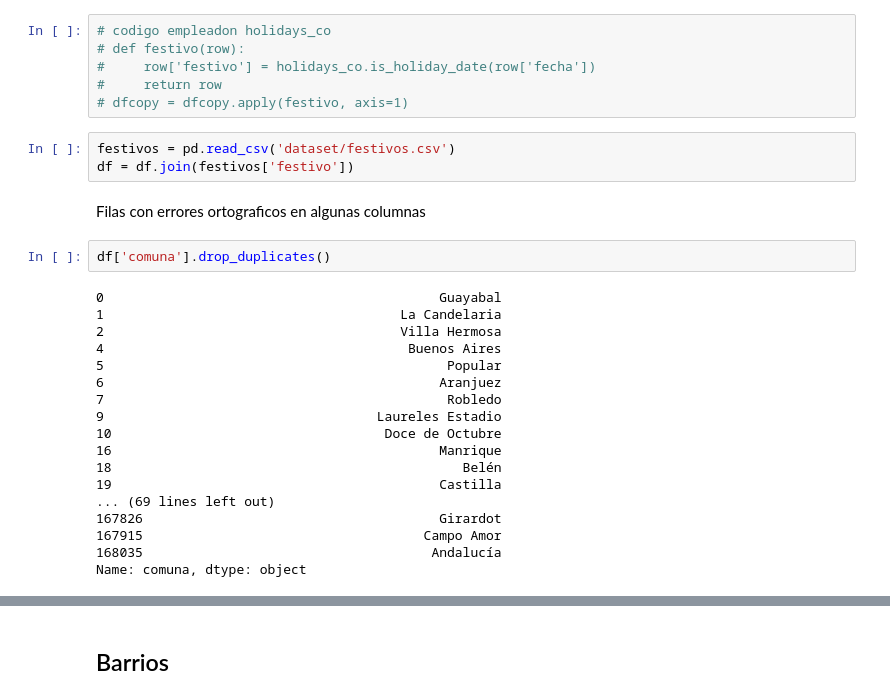
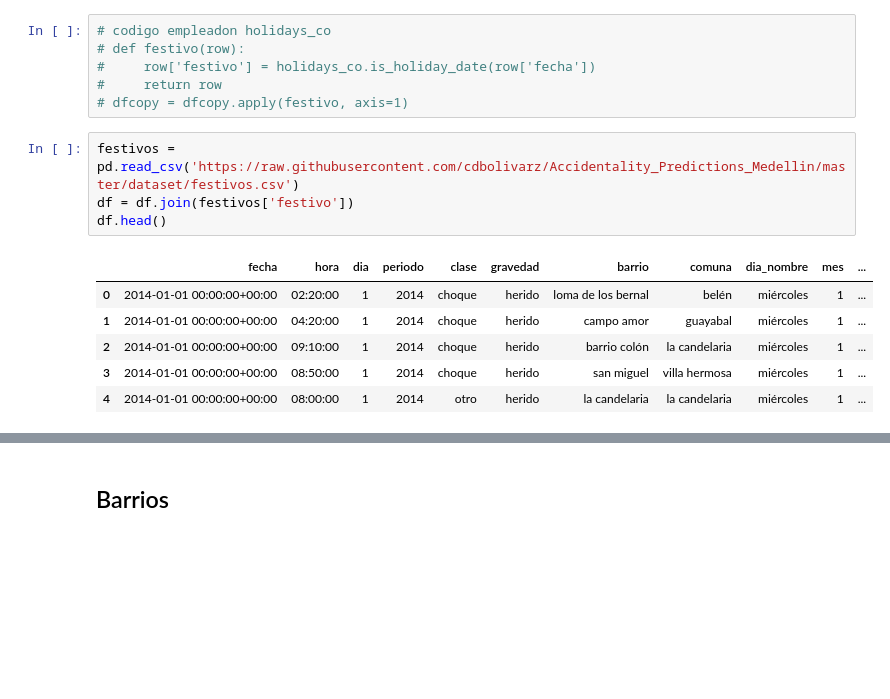
Before and after one commit to cdbolivarz/-Accidentality_Predictions_Medellin, a Jupyter notebook: Limpieza__y_formato.ipynb, the cells around one changed output, grey strips where cells are left out. Drawn from its saved outputs; the diff is of its cells as text; blank space fills up the shorter version.

```diff
--- a/Limpieza__y_formato.ipynb
+++ b/Limpieza__y_formato.ipynb
@@ -130,27 +133,13 @@ Haciendo uso de la libreria _**holidays_co**_ se creo un archivo *festivos.csv*
 #     return row
 # dfcopy = dfcopy.apply(festivo, axis=1)
 # %%
-festivos = pd.read_csv('dataset/festivos.csv')
+festivos = pd.read_csv('https://raw.githubusercontent.com/cdbolivarz/Accidentality_Predictions_Medellin/master/dataset/festivos.csv')
 df = df.join(festivos['festivo'])
+df.head()
+# %% [output]
+|  | fecha | hora | dia | periodo | clase | gravedad | barrio | comuna | dia_nombre | mes | ... |
+| 0 | 2014-01-01 00:00:00+00:00 | 02:20:00 | 1 | 2014 | choque | herido | loma de los bernal | belén | miércoles | 1 | ... |
+| 1 | 2014-01-01 00:00:00+00:00 | 04:20:00 | 1 | 2014 | choque | herido | campo amor | guayabal | miércoles | 1 | ... |
+| 2 | 2014-01-01 00:00:00+00:00 | 09:10:00 | 1 | 2014 | choque | herido | barrio colón | la candelaria | miércoles | 1 | ... |
+| 3 | 2014-01-01 00:00:00+00:00 | 08:50:00 | 1 | 2014 | choque | herido | san miguel | villa hermosa | miércoles | 1 | ... |
+| 4 | 2014-01-01 00:00:00+00:00 | 08:00:00 | 1 | 2014 | otro | herido | la candelaria | la candelaria | miércoles | 1 | ... |
-# %% [markdown]
-Filas con errores ortograficos en algunas columnas
-# %%
-df['comuna'].drop_duplicates()
-# %% [output]
-0                                           Guayabal
-1                                      La Candelaria
-2                                      Villa Hermosa
-4                                       Buenos Aires
-5                                            Popular
-6                                           Aranjuez
-7                                            Robledo
-9                                   Laureles Estadio
-10                                   Doce de Octubre
-16                                          Manrique
-18                                             Belén
-19                                          Castilla
-... (69 lines left out)
-167826                                      Girardot
-167915                                    Campo Amor
-168035                                     Andalucía
-Name: comuna, dtype: object
```
Also changed, not shown: parts of 12 cells of this notebook.
